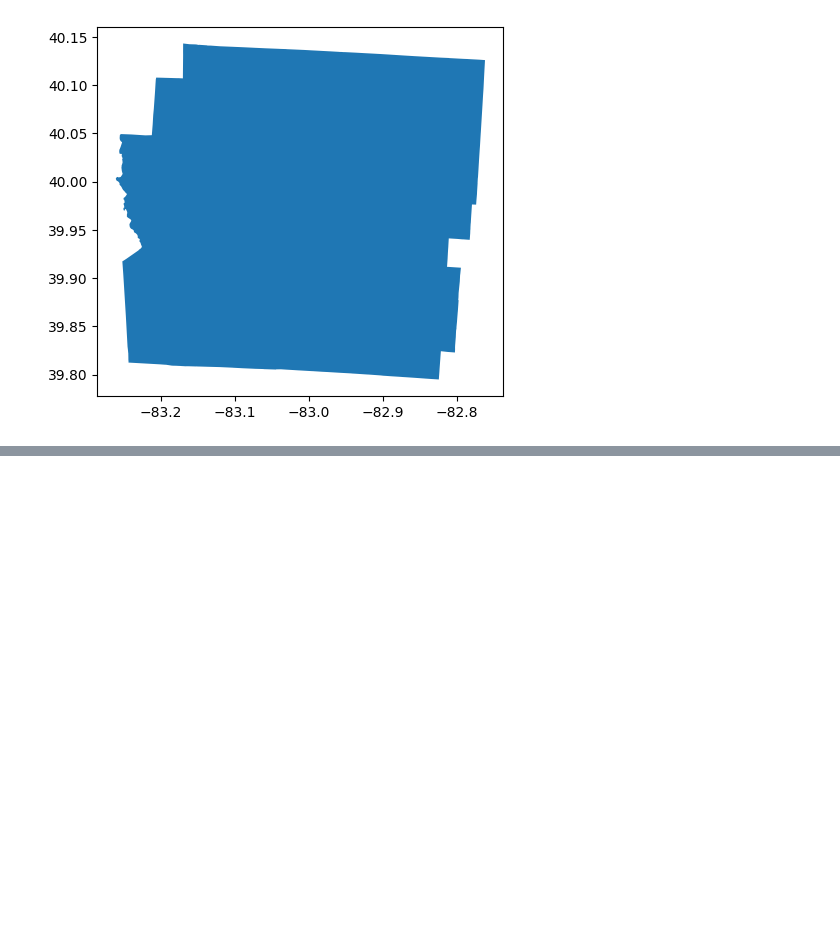
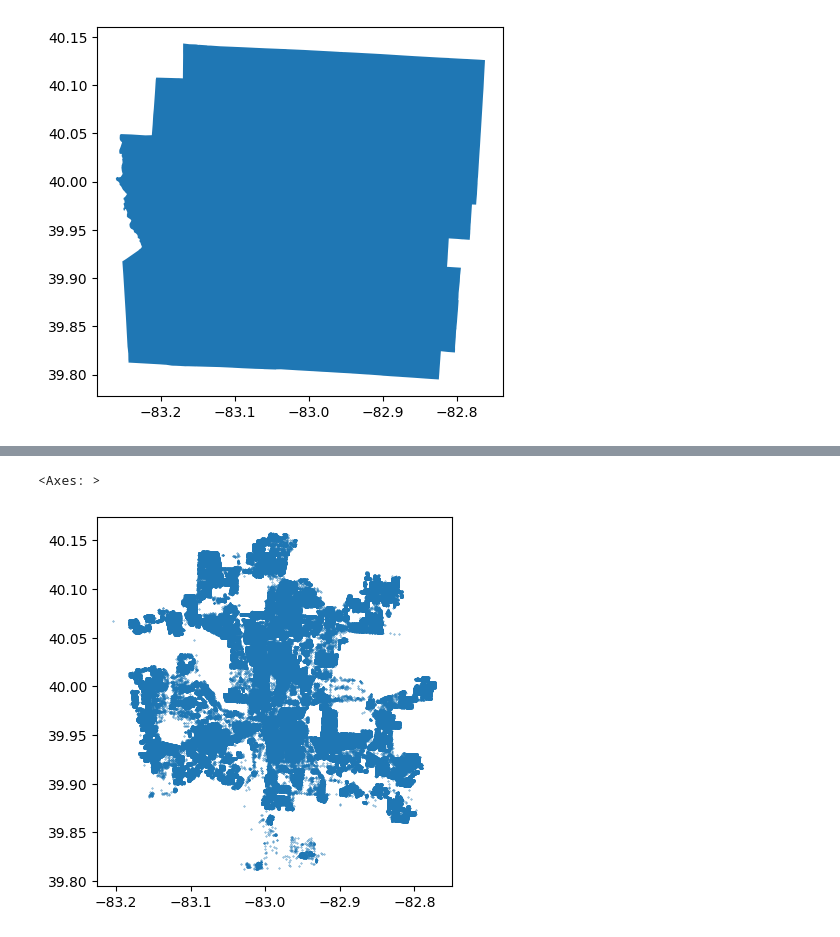
Before and after one commit to jinskeep-morpc/podgis, a Jupyter notebook: podgis-connection-example.ipynb, the cells around one changed output, grey strips where cells are left out. Saved outputs shown, nothing was run; the diff lists cells and outputs as text; code cells hidden in the pictures; blank space fills up the shorter version.

Commit message:
add link to postgis gpd tutorial, add example of spatial join

```diff
--- a/podgis-connection-example.ipynb
+++ b/podgis-connection-example.ipynb
@@ -223,3 +214,16 @@ gdf.plot()
 # %% [output]
 <Axes: >
 [figure]
+# %%
+sql = """
+SELECT
+  addresses.fulladdress AS address,
+  addresses.geometry AS geometry,
+  places.name AS placename
+FROM morpc_geos_region15_place AS places
+JOIN morpc_addresspoints AS addresses
+ON ST_Contains(places.geometry, addresses.geometry)
+WHERE places.name = 'Columbus city'
+"""
+# %%
+gdf = gpd.GeoDataFrame.from_postgis(sql, engine, geom_col='geometry')
@@ -225,0 +248,5 @@ gdf.plot()
+# %%
+gdf.plot(markersize=0.1)
+# %% [output]
+<Axes: >
+[figure, added]
```
Also changed, not shown: parts of 8 cells of this notebook.
